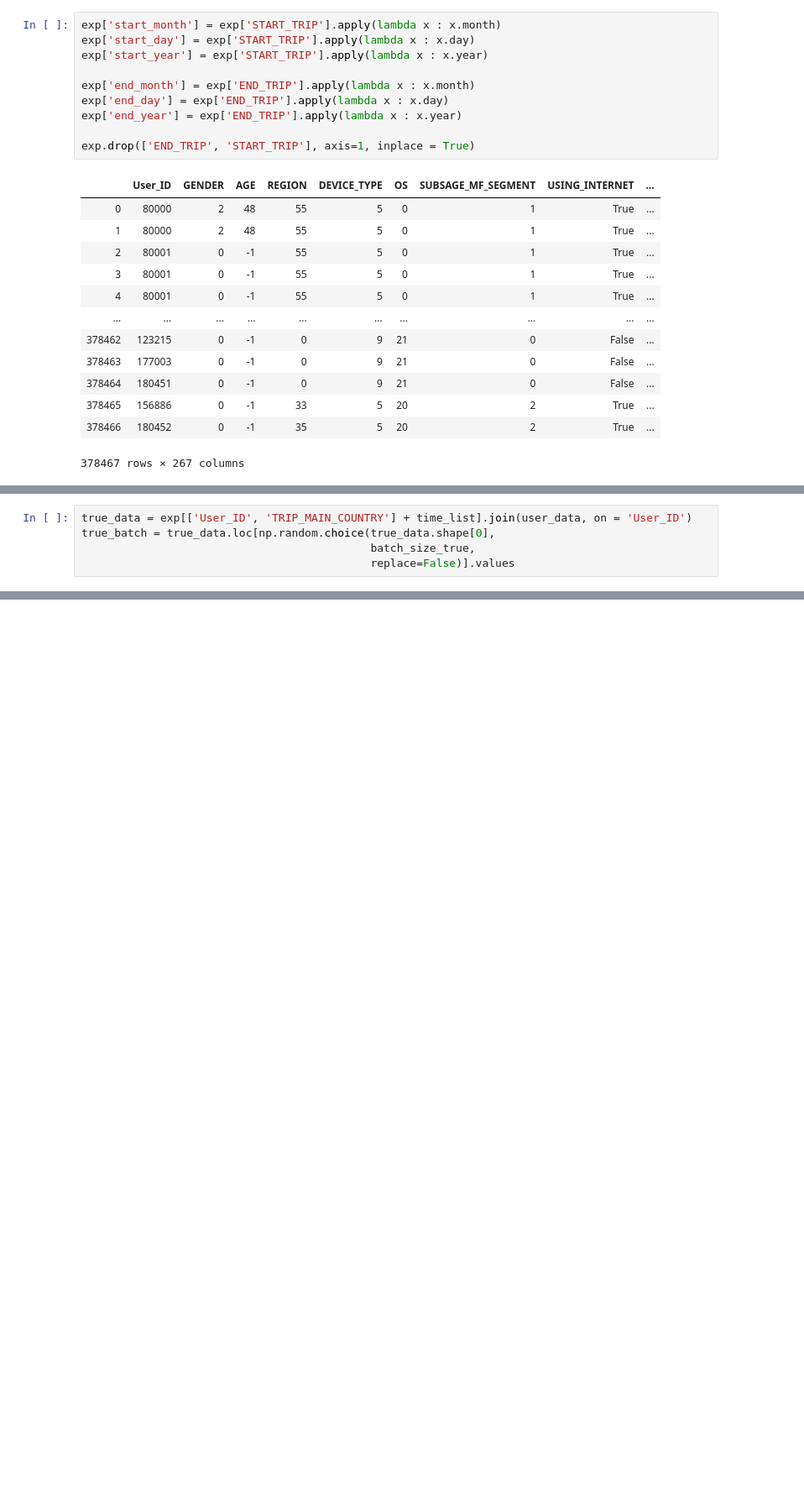
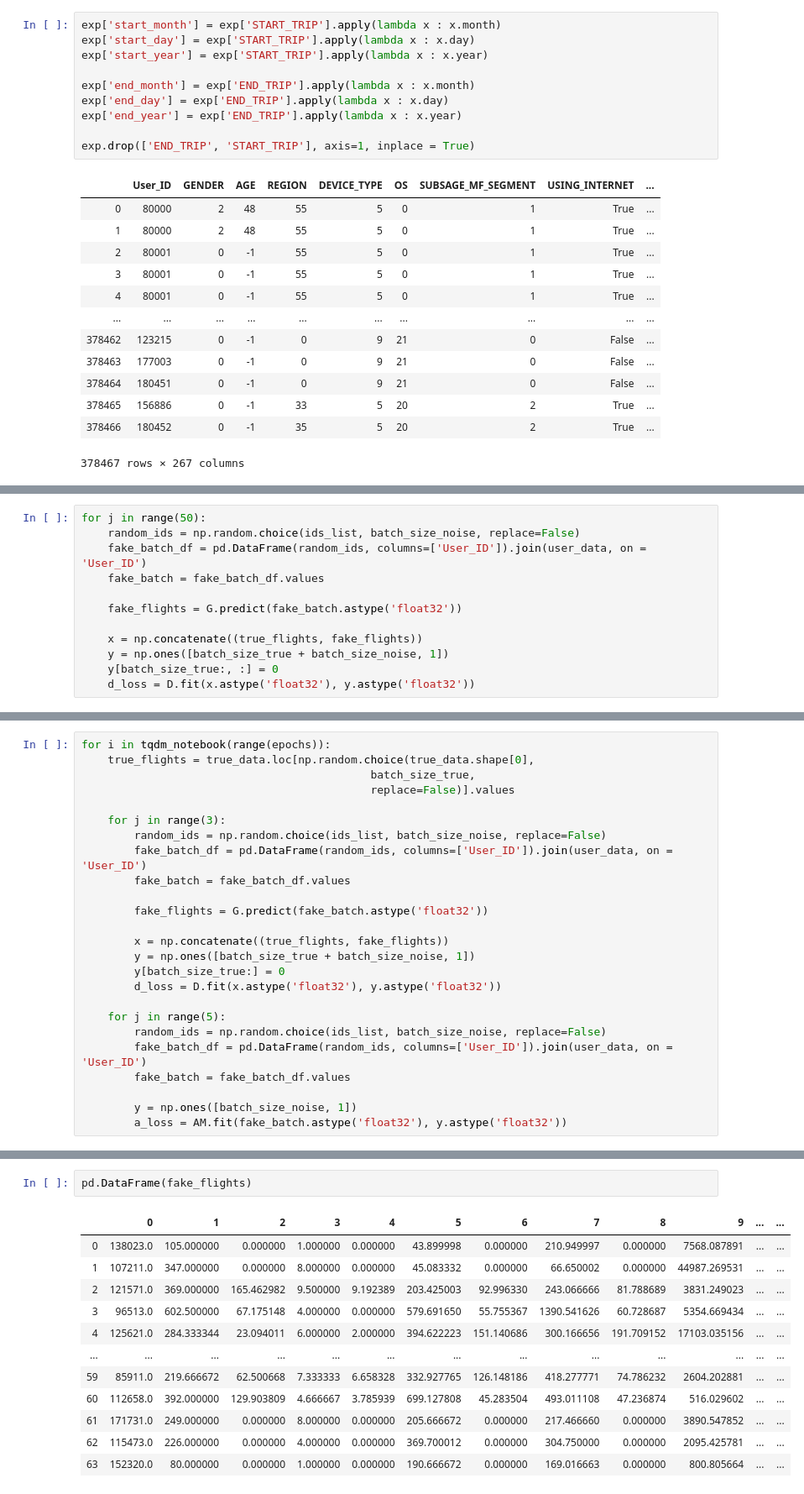
Before and after one commit to DKozl50/ThereAndNow, a Jupyter notebook: EDA.ipynb, the cells around one changed output, grey strips where cells are left out. Shown: that part at 84% size. Cells and saved outputs as stored; diff of their text form; blank space fills up the shorter version.

```diff
--- a/EDA.ipynb
+++ b/EDA.ipynb
@@ -407,5 +328,0 @@ fake_batch = pd.DataFrame(random_ids, columns=['User_ID']).join(user_data, on =
-# %%
-true_data = exp[['User_ID', 'TRIP_MAIN_COUNTRY'] + time_list].join(user_data, on = 'User_ID')
-true_batch = true_data.loc[np.random.choice(true_data.shape[0],
-                                            batch_size_true,
-                                            replace=False)].values
@@ -419,0 +398,12 @@ fake_batch.shape
+# %%
+for j in range(50):
+    random_ids = np.random.choice(ids_list, batch_size_noise, replace=False)
+    fake_batch_df = pd.DataFrame(random_ids, columns=['User_ID']).join(user_data, on = 'User_ID')
+    fake_batch = fake_batch_df.values
+
+    fake_flights = G.predict(fake_batch.astype('float32'))
+
+    x = np.concatenate((true_flights, fake_flights))
+    y = np.ones([batch_size_true + batch_size_noise, 1])
+    y[batch_size_true:, :] = 0
+    d_loss = D.fit(x.astype('float32'), y.astype('float32'))
@@ -419,0 +428,25 @@ fake_batch.shape
+# %%
+for i in tqdm_notebook(range(epochs)):
+    true_flights = true_data.loc[np.random.choice(true_data.shape[0],
+                                            batch_size_true,
+                                            replace=False)].values
+
+    for j in range(3):
+        random_ids = np.random.choice(ids_list, batch_size_noise, replace=False)
+        fake_batch_df = pd.DataFrame(random_ids, columns=['User_ID']).join(user_data, on = 'User_ID')
+        fake_batch = fake_batch_df.values
+
+        fake_flights = G.predict(fake_batch.astype('float32'))
+
+        x = np.concatenate((true_flights, fake_flights))
+        y = np.ones([batch_size_true + batch_size_noise, 1])
+        y[batch_size_true:] = 0
+        d_loss = D.fit(x.astype('float32'), y.astype('float32'))
+
+    for j in range(5):
+        random_ids = np.random.choice(ids_list, batch_size_noise, replace=False)
+        fake_batch_df = pd.DataFrame(random_ids, columns=['User_ID']).join(user_data, on = 'User_ID')
+        fake_batch = fake_batch_df.values
+
+        y = np.ones([batch_size_noise, 1])
+        a_loss = AM.fit(fake_batch.astype('float32'), y.astype('float32'))
@@ -419,0 +473,15 @@ fake_batch.shape
+# %%
+pd.DataFrame(fake_flights)
+# %% [output]
+|  | 0 | 1 | 2 | 3 | 4 | 5 | 6 | 7 | 8 | 9 | ... | ... |
+| 0 | 138023.0 | 105.000000 | 0.000000 | 1.000000 | 0.000000 | 43.899998 | 0.000000 | 210.949997 | 0.000000 | 7568.087891 | ... | ... |
+| 1 | 107211.0 | 347.000000 | 0.000000 | 8.000000 | 0.000000 | 45.083332 | 0.000000 | 66.650002 | 0.000000 | 44987.269531 | ... | ... |
+| 2 | 121571.0 | 369.000000 | 165.462982 | 9.500000 | 9.192389 | 203.425003 | 92.996330 | 243.066666 | 81.788689 | 3831.249023 | ... | ... |
+| 3 | 96513.0 | 602.500000 | 67.175148 | 4.000000 | 0.000000 | 579.691650 | 55.755367 | 1390.541626 | 60.728687 | 5354.669434 | ... | ... |
+| 4 | 125621.0 | 284.333344 | 23.094011 | 6.000000 | 2.000000 | 394.622223 | 151.140686 | 300.166656 | 191.709152 | 17103.035156 | ... | ... |
+| ... | ... | ... | ... | ... | ... | ... | ... | ... | ... | ... | ... | ... |
+| 59 | 85911.0 | 219.666672 | 62.500668 | 7.333333 | 6.658328 | 332.927765 | 126.148186 | 418.277771 | 74.786232 | 2604.202881 | ... | ... |
+| 60 | 112658.0 | 392.000000 | 129.903809 | 4.666667 | 3.785939 | 699.127808 | 45.283504 | 493.011108 | 47.236874 | 516.029602 | ... | ... |
+| 61 | 171731.0 | 249.000000 | 0.000000 | 8.000000 | 0.000000 | 205.666672 | 0.000000 | 217.466660 | 0.000000 | 3890.547852 | ... | ... |
+| 62 | 115473.0 | 226.000000 | 0.000000 | 4.000000 | 0.000000 | 369.700012 | 0.000000 | 304.750000 | 0.000000 | 2095.425781 | ... | ... |
+| 63 | 152320.0 | 80.000000 | 0.000000 | 1.000000 | 0.000000 | 190.666672 | 0.000000 | 169.016663 | 0.000000 | 800.805664 | ... | ... |
```
Also changed, not shown: parts of 25 cells of this notebook.
